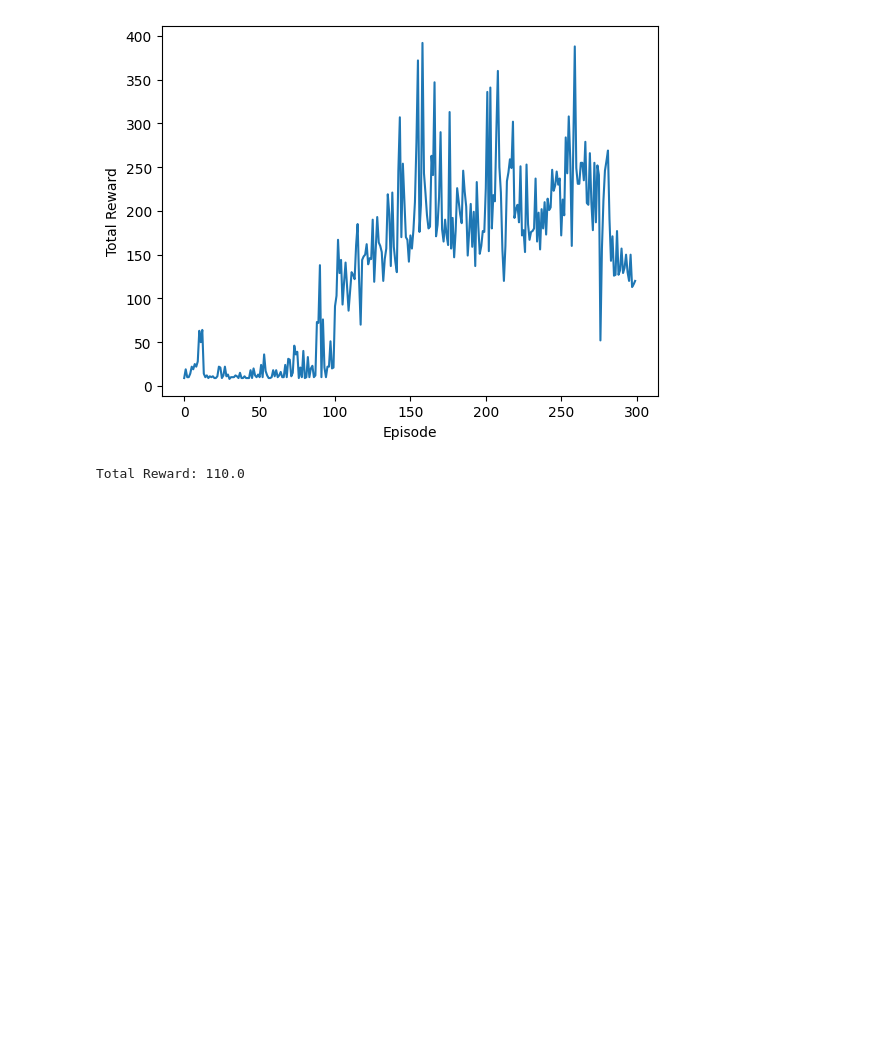
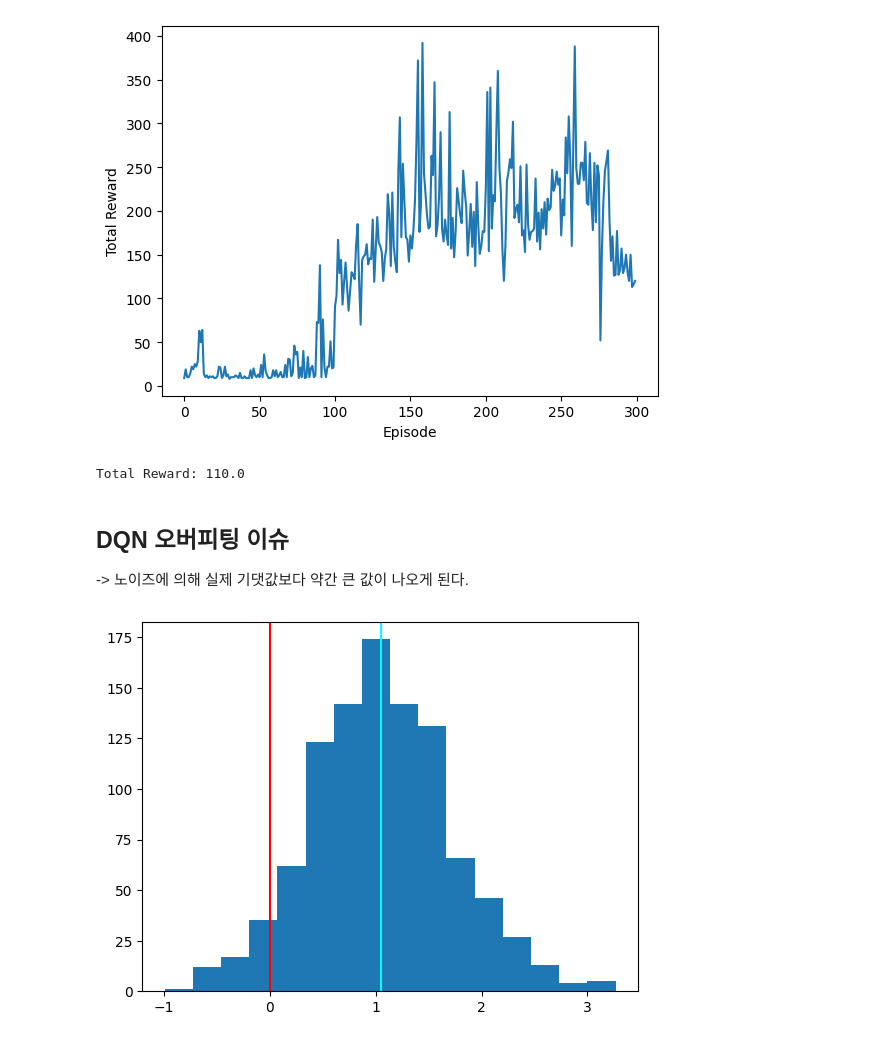
Before and after one commit to bu11ymaguire/studying, a Jupyter notebook: ReinforcementLearning/DQN.ipynb, the cells around one changed output. Cells and saved outputs as stored; diff of their text form; code cells hidden in the pictures; blank space fills up the shorter version.

```diff
--- a/ReinforcementLearning/DQN.ipynb
+++ b/ReinforcementLearning/DQN.ipynb
@@ -257,3 +257,24 @@ while not done:
 print(f"Total Reward: {total_reward}")
 # %% [output]
 Total Reward: 110.0
+# %% [markdown]
+## DQN 오버피팅 이슈
+-> 노이즈에 의해 실제 기댓값보다 약간 큰 값이 나오게 된다.
+# %%
+import numpy as np
+import matplotlib.pyplot as plt
+
+samples = 1000
+action_size = 4
+Qs = []
+
+for _ in range(samples):
+    Q = np.random.randn(action_size)
+    Qs.append(Q.max())
+
+plt.hist(Qs, bins = 16)
+plt.axvline(x = 0, color = 'red')
+plt.axvline(x = np.array(Qs).mean(), color = 'cyan')
+plt.show()
+# %% [output]
+[figure, added]
```
Also changed, not shown: parts of 1 cell of this notebook.
